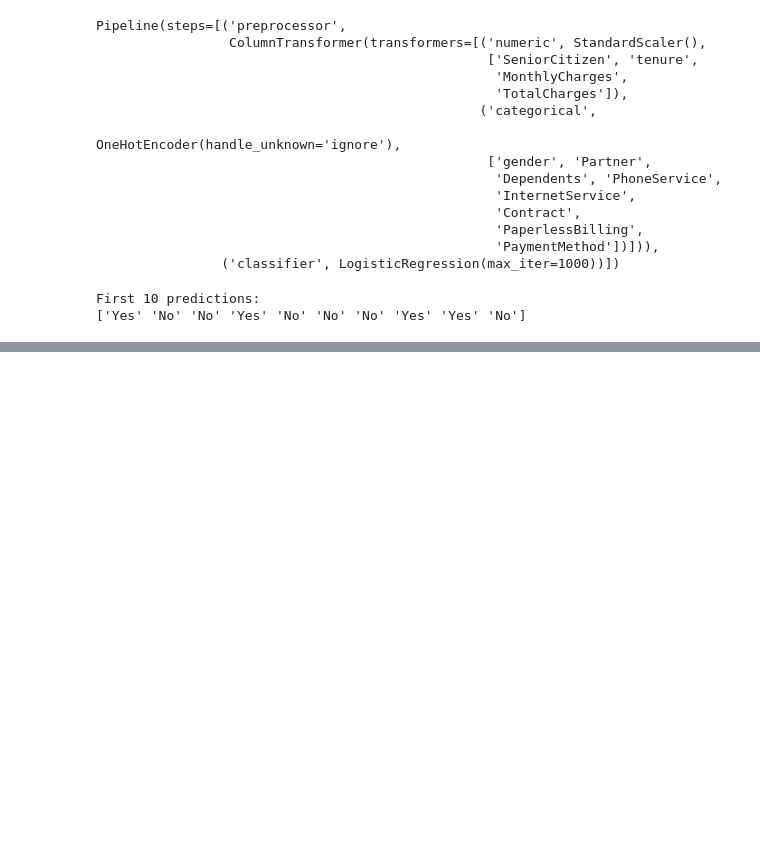
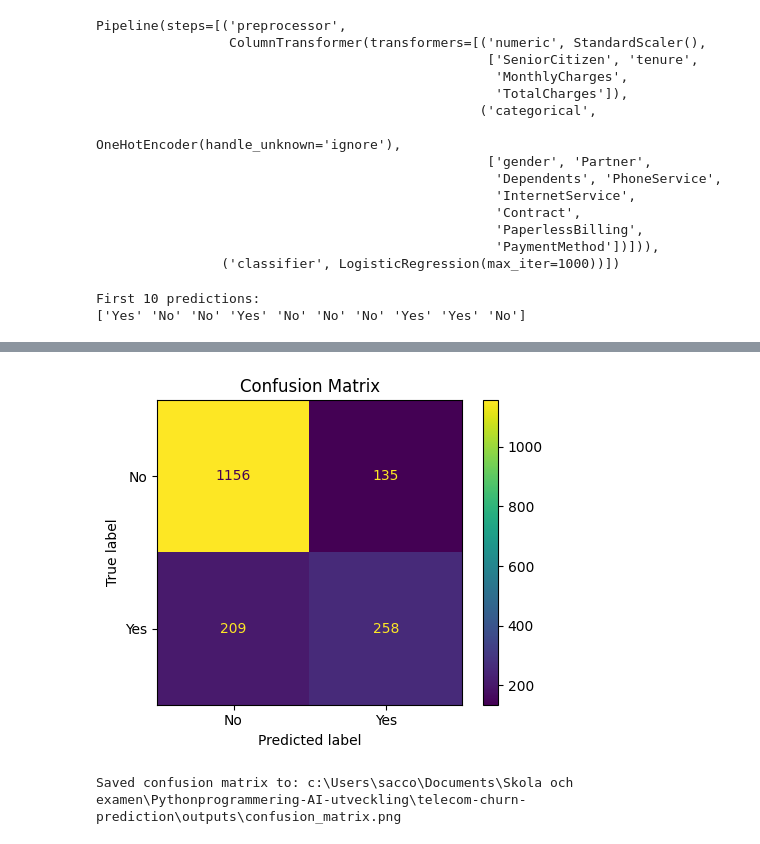
Before and after one commit to Saccor/telecom-churn-prediction, a Jupyter notebook: notebooks/telecom_churn_prediction.ipynb, the cells around one changed output, grey strips where cells are left out. Saved outputs shown, nothing was run; the diff lists cells and outputs as text; code cells hidden in the pictures; blank space fills up the shorter version.

Commit message:
evaluate churn model

```diff
--- a/notebooks/telecom_churn_prediction.ipynb
+++ b/notebooks/telecom_churn_prediction.ipynb
@@ -250,0 +275,18 @@ First 10 predictions:
+# %%
+fig, ax = plt.subplots(figsize=(5, 4))
+
+ConfusionMatrixDisplay.from_predictions(y_test, y_pred, ax=ax)
+
+ax.set_title("Confusion Matrix")
+fig.tight_layout()
+
+confusion_matrix_path = OUTPUTS_DIR / "confusion_matrix.png"
+fig.savefig(confusion_matrix_path, dpi=150)
+
+plt.show()
+plt.close(fig)
+
+print(f"Saved confusion matrix to: {confusion_matrix_path}")
+# %% [output]
+[figure, added]
+Saved confusion matrix to: c:\Users\sacco\Documents\Skola och examen\Pythonprogrammering-AI-utveckling\telecom-churn-prediction\outputs\confusion_matrix.png
```
Also changed, not shown: parts of 5 cells of this notebook.
